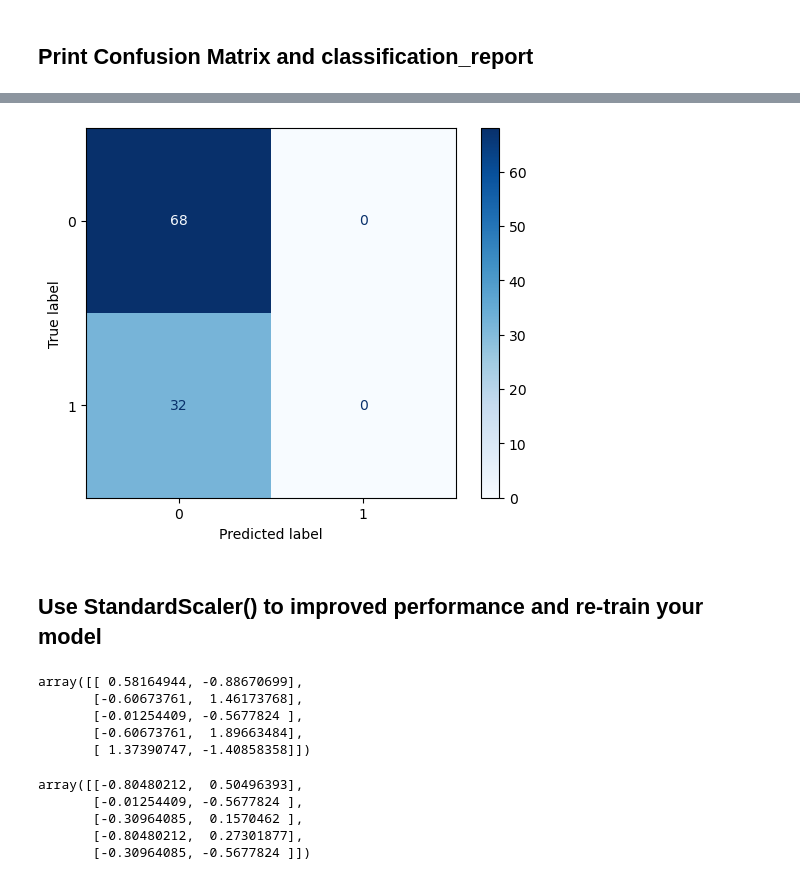
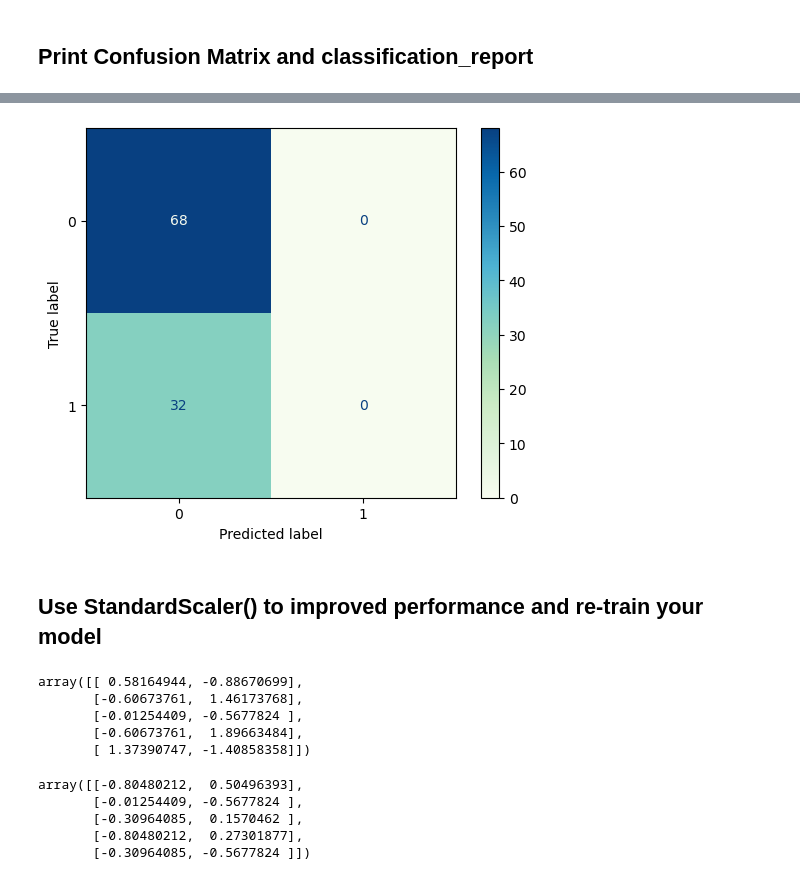
Before and after one commit to Tuwaiq-Data-Science-Bootcamp-V2/LogisticRegression_Lab, a Jupyter notebook: LogisticRegression_Assignment.ipynb, the cells around one changed output, grey strips where cells are left out. Cells and saved outputs as stored; diff of their text form; code cells hidden in the pictures.

```diff
--- a/LogisticRegression_Assignment.ipynb
+++ b/LogisticRegression_Assignment.ipynb
@@ -214,23 +249,22 @@ X_test
 # %%
-plot_confusion_matrix(logmodel,X_test, y_test, cmap='Blues');
+plot_confusion_matrix(logmodel,newcol, y_test, cmap='GnBu');
 plt.show()
 # %% [output]
-[figure, old version]
+[figure, new version]
 # %% [markdown]
 ## Use StandardScaler() to improved performance and re-train your model
 # %%
 from sklearn.preprocessing import StandardScaler
+sc= StandardScaler()
+
+x_train_scaled=sc.fit_transform(X_train)
+x_train_scaled[:5]
+# %% [output]
+array([[ 0.58164944, -0.88670699],
+       [-0.60673761,  1.46173768],
+       [-0.01254409, -0.5677824 ],
+       [-0.60673761,  1.89663484],
+       [ 1.37390747, -1.40858358]])
-# %%
-sc= StandardScaler()
-
-x_train_scaled=sc.fit_transform(X_train)
-x_train_scaled[:5]
-# %% [output]
-array([[ 0.58164944, -0.88670699],
-       [-0.60673761,  1.46173768],
-       [-0.01254409, -0.5677824 ],
-       [-0.60673761,  1.89663484],
-       [ 1.37390747, -1.40858358]])
 # %%
 x_test_scaled=sc.transform(X_test)
 x_test_scaled[:5]
```
Also changed, not shown: parts of 27 cells of this notebook.
